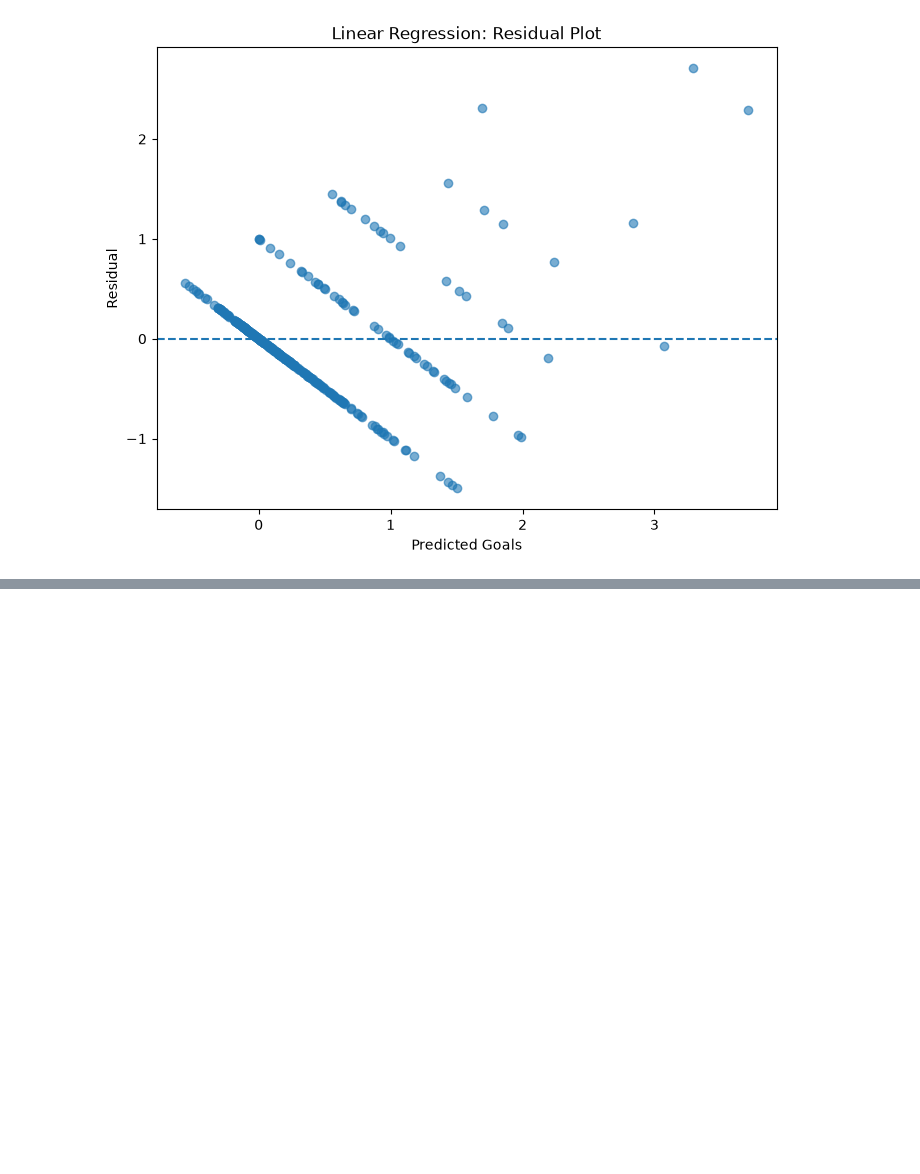
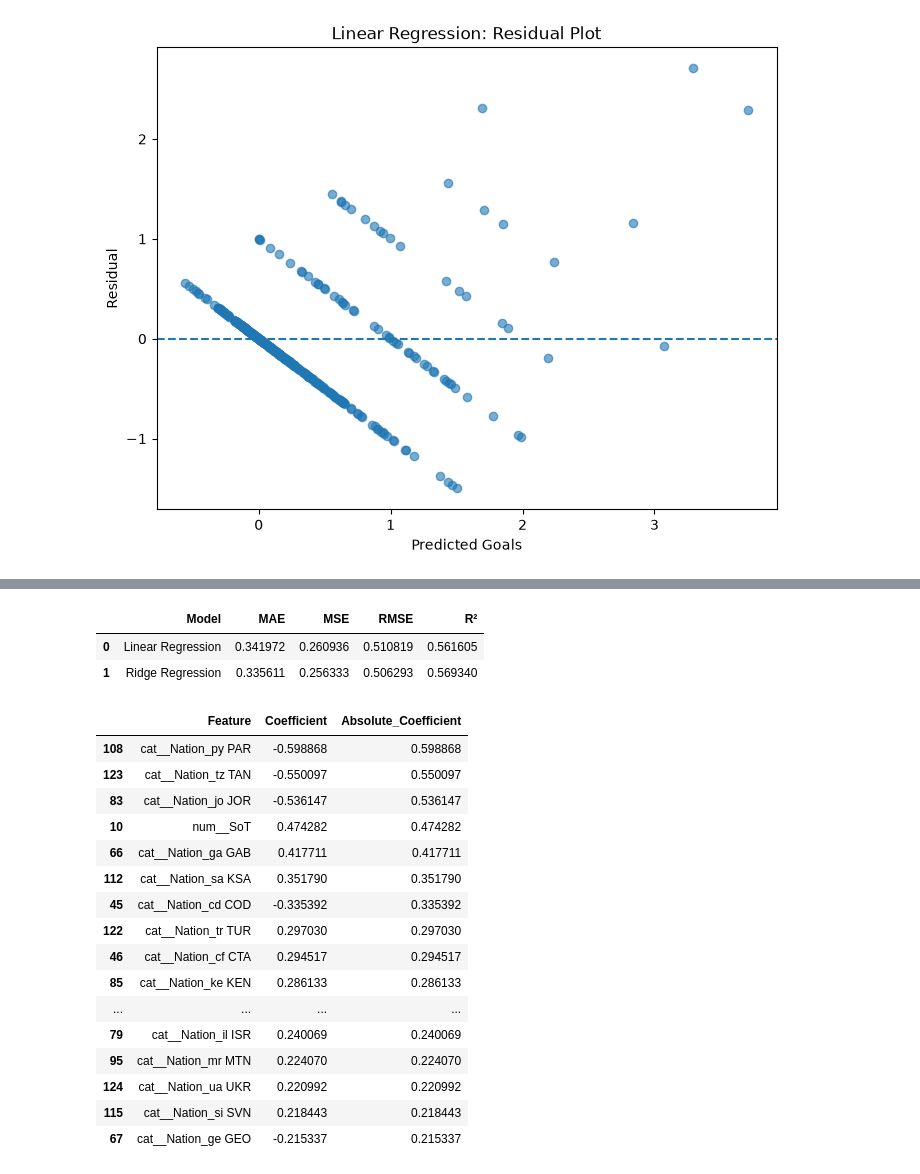
Before and after one commit to FaisalMahmudArzu/Football-Data-Analysis-from-Kaggle, a Jupyter notebook: main.ipynb, the cells around one changed output, grey strips where cells are left out. Saved outputs shown, nothing was run; the diff lists cells and outputs as text; code cells hidden in the pictures; blank space fills up the shorter version.

```diff
--- a/main.ipynb
+++ b/main.ipynb
@@ -1776,3 +1776,19 @@ plt.title("Linear Regression: Residual Plot")
 plt.show()
 # %% [output]
 [figure]
+# %%
+# Going with Ridge Regression
+from sklearn.linear_model import Ridge
+
+ridge_model = Ridge(alpha=1.0)
+
+ridge_model.fit(
+    X_train_processed,
+    y_train
+)
+
+y_pred_ridge = ridge_model.predict(
+    X_test_processed
+)
+
+print("Ridge Regression trained successfully.")
@@ -1778,0 +1835,61 @@ plt.show()
+# %%
+comparison = pd.DataFrame({
+    "Model": [
+        "Linear Regression",
+        "Ridge Regression"
+    ],
+    "MAE": [
+        mae_linear,
+        mae_ridge
+    ],
+    "MSE": [
+        mse_linear,
+        mse_ridge
+    ],
+    "RMSE": [
+        rmse_linear,
+        rmse_ridge
+    ],
+    "R²": [
+        r2_linear,
+        r2_ridge
+    ]
+})
+
+comparison
+# %% [output]
+|  | Model | MAE | MSE | RMSE | R² |
+| 0 | Linear Regression | 0.341972 | 0.260936 | 0.510819 | 0.561605 |
+| 1 | Ridge Regression | 0.335611 | 0.256333 | 0.506293 | 0.569340 |
+# %%
+ridge_coefficients = pd.DataFrame({
+    "Feature": feature_names,
+    "Coefficient": ridge_model.coef_
+})
+
+ridge_coefficients["Absolute_Coefficient"] = abs(
+    ridge_coefficients["Coefficient"]
+)
+
+ridge_coefficients.sort_values(
+    "Absolute_Coefficient",
+    ascending=False
+).head(20)
+# %% [output]
+|  | Feature | Coefficient | Absolute_Coefficient |
+| 108 | cat__Nation_py PAR | -0.598868 | 0.598868 |
+| 123 | cat__Nation_tz TAN | -0.550097 | 0.550097 |
+| 83 | cat__Nation_jo JOR | -0.536147 | 0.536147 |
+| 10 | num__SoT | 0.474282 | 0.474282 |
+| 66 | cat__Nation_ga GAB | 0.417711 | 0.417711 |
+| 112 | cat__Nation_sa KSA | 0.351790 | 0.351790 |
+| 45 | cat__Nation_cd COD | -0.335392 | 0.335392 |
+| 122 | cat__Nation_tr TUR | 0.297030 | 0.297030 |
+| 46 | cat__Nation_cf CTA | 0.294517 | 0.294517 |
+| 85 | cat__Nation_ke KEN | 0.286133 | 0.286133 |
+| ... | ... | ... | ... |
+| 79 | cat__Nation_il ISR | 0.240069 | 0.240069 |
+| 95 | cat__Nation_mr MTN | 0.224070 | 0.224070 |
+| 124 | cat__Nation_ua UKR | 0.220992 | 0.220992 |
+| 115 | cat__Nation_si SVN | 0.218443 | 0.218443 |
+| 67 | cat__Nation_ge GEO | -0.215337 | 0.215337 |
```
Also changed, not shown: parts of 16 cells of this notebook.
